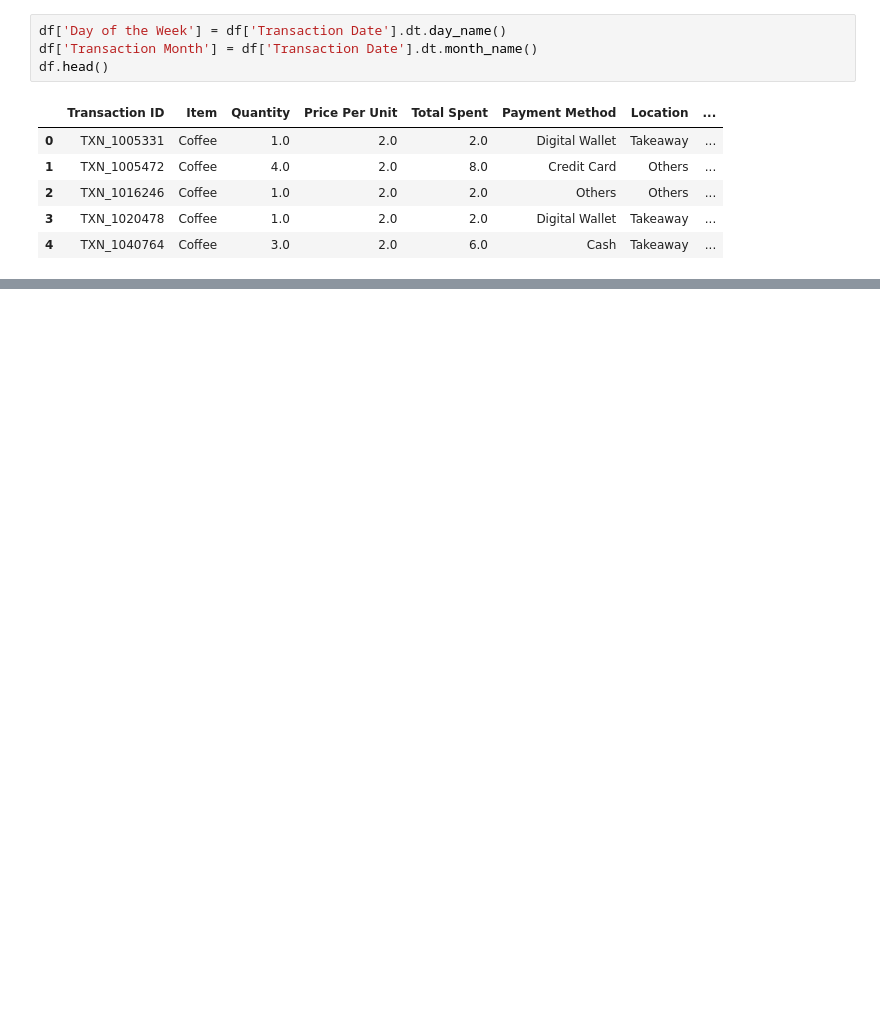
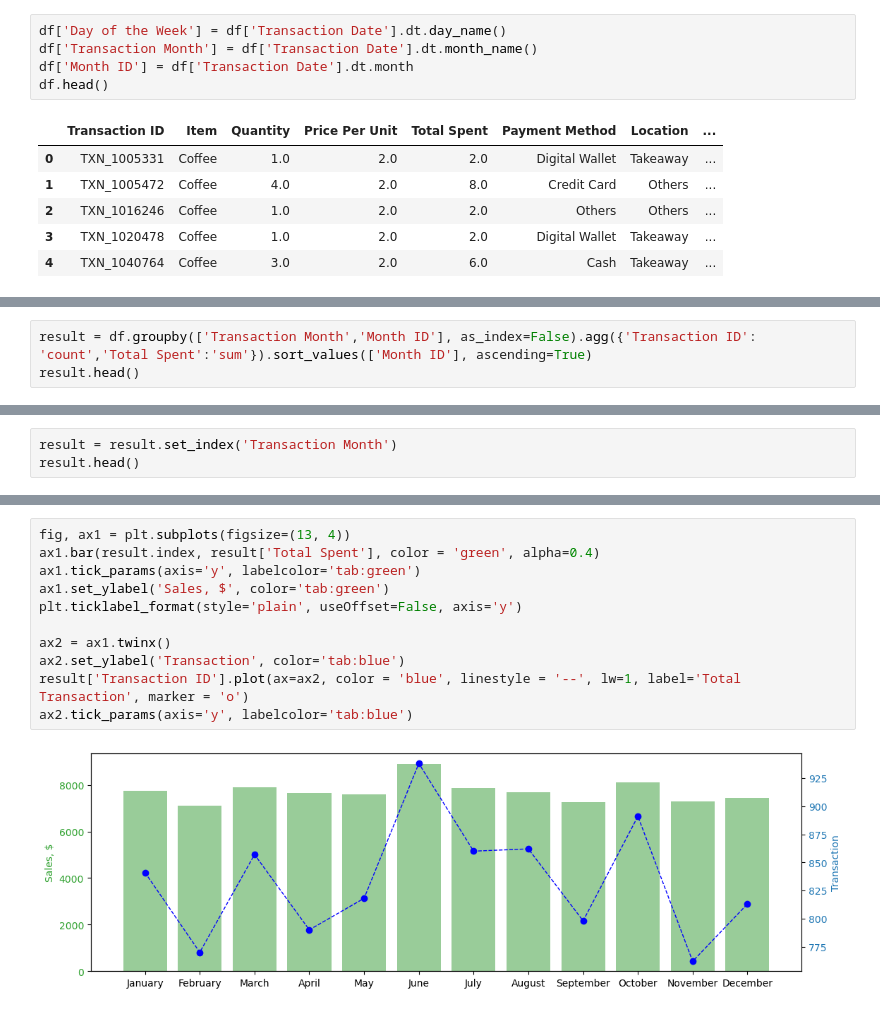
Before and after one commit to jeeenss/Data-Analysis-with-Python, a Jupyter notebook: Cafe_Sales/cafe_sales_analysis.ipynb, the cells around one changed output, grey strips where cells are left out. Cells and saved outputs as stored; diff of their text form; blank space fills up the shorter version.

Commit message:
added some visualization over a year in a montly

```diff
--- a/Cafe_Sales/cafe_sales_analysis.ipynb
+++ b/Cafe_Sales/cafe_sales_analysis.ipynb
@@ -926,6 +926,7 @@ memory usage: 625.1+ KB
 # %%
 df['Day of the Week'] = df['Transaction Date'].dt.day_name()
 df['Transaction Month'] = df['Transaction Date'].dt.month_name()
+df['Month ID'] = df['Transaction Date'].dt.month
 df.head()
 # %% [output]
 |  | Transaction ID | Item | Quantity | Price Per Unit | Total Spent | Payment Method | Location | ... |
@@ -936,0 +971,3 @@ df.head()
+# %%
+result = df.groupby(['Transaction Month','Month ID'], as_index=False).agg({'Transaction ID': 'count','Total Spent':'sum'}).sort_values(['Month ID'], ascending=True)
+result.head()
@@ -936,0 +981,3 @@ df.head()
+# %%
+result = result.set_index('Transaction Month')
+result.head()
@@ -936,0 +992,13 @@ df.head()
+# %%
+fig, ax1 = plt.subplots(figsize=(13, 4))
+ax1.bar(result.index, result['Total Spent'], color = 'green', alpha=0.4)
+ax1.tick_params(axis='y', labelcolor='tab:green')
+ax1.set_ylabel('Sales, $', color='tab:green')
+plt.ticklabel_format(style='plain', useOffset=False, axis='y')
+
+ax2 = ax1.twinx()
+ax2.set_ylabel('Transaction', color='tab:blue')
+result['Transaction ID'].plot(ax=ax2, color = 'blue', linestyle = '--', lw=1, label='Total Transaction', marker = 'o')
+ax2.tick_params(axis='y', labelcolor='tab:blue')
+# %% [output]
+[figure, added]
```
Also changed, not shown: parts of 6 cells of this notebook.
